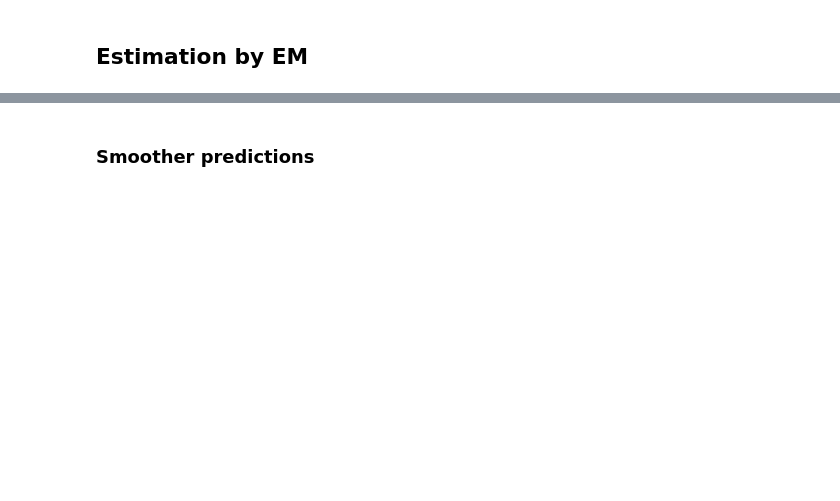
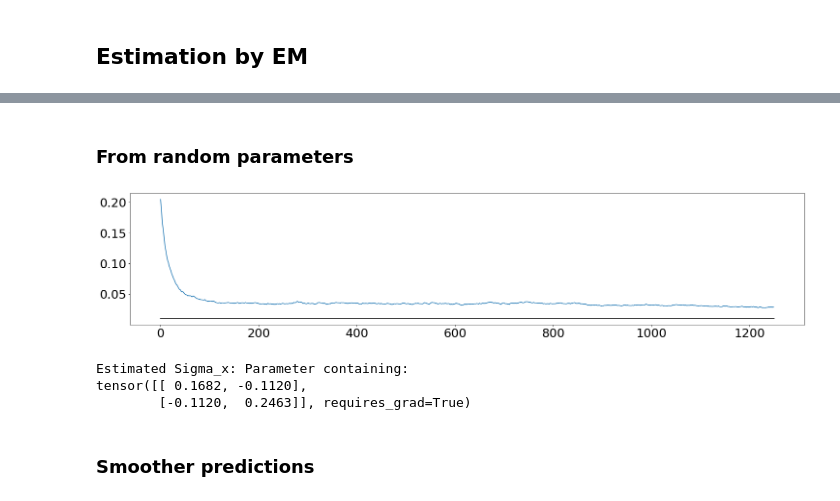
Before and after one commit to maxjcohen/uncertaintyQuantification, a Jupyter notebook: estimation_sigma_x2.ipynb, the cells around one changed output, grey strips where cells are left out. Drawn from its saved outputs; the diff is of its cells as text; code cells hidden in the pictures; blank space fills up the shorter version.

```diff
--- a/estimation_sigma_x2.ipynb
+++ b/estimation_sigma_x2.ipynb
@@ -131,3 +143,13 @@ print(F"Estimated Sigma_x: {model.sigma_x2}")
+# %% [markdown]
+### From random parameters
+# %%
+model._sigma_x.data = torch.diag(torch.randn(d_emb).abs())
+estimate_sigma_x2(model, dataloader, epochs=epochs)
+# %% [output]
+[figure, added]
+Estimated Sigma_x: Parameter containing:
+tensor([[ 0.1682, -0.1120],
+        [-0.1120,  0.2463]], requires_grad=True)
 # %% [markdown]
 ### Smoother predictions
 # %%
```
Also changed, not shown: parts of 11 cells of this notebook.
